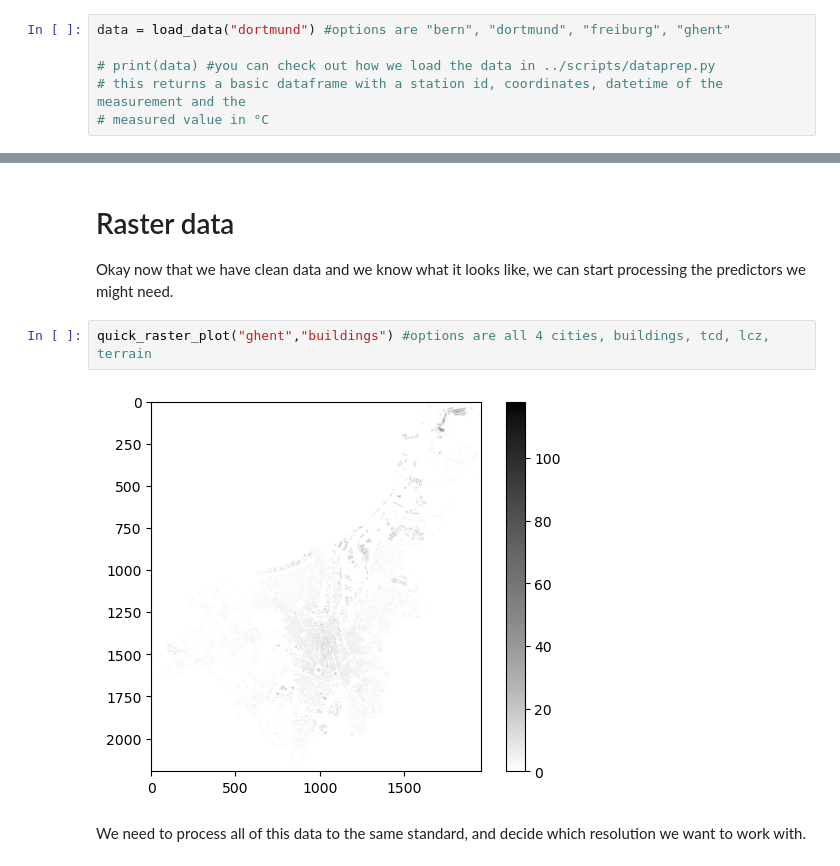
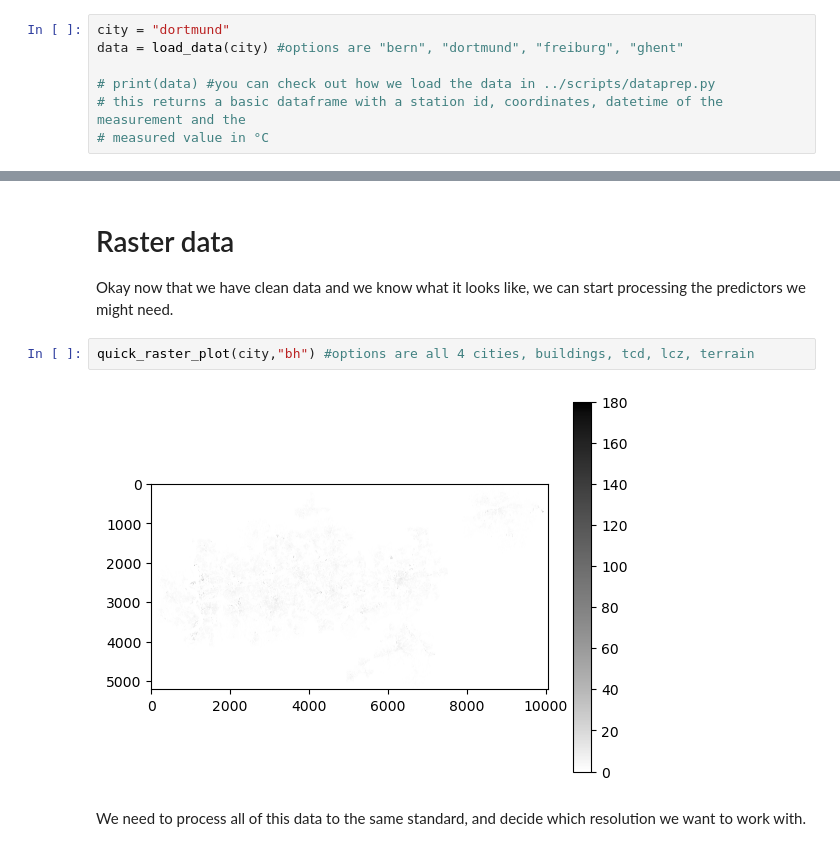
Before and after one commit to cpierceb/buccs_notebooks, a Jupyter notebook: notebooks/dataprep.ipynb, the cells around one changed output, grey strips where cells are left out. Cells and saved outputs as stored; diff of their text form.

Commit message:
finalized dataframe building

```diff
--- a/notebooks/dataprep.ipynb
+++ b/notebooks/dataprep.ipynb
@@ -19,7 +19,8 @@ from scripts.plotting import obs_map, week_plot, quick_raster_plot
 # %% [markdown]
 First, let's decide which city you want to extract your data from:
 # %%
-data = load_data("dortmund") #options are "bern", "dortmund", "freiburg", "ghent"
+city = "dortmund"
+data = load_data(city) #options are "bern", "dortmund", "freiburg", "ghent"
 
 # print(data) #you can check out how we load the data in ../scripts/dataprep.py
 # this returns a basic dataframe with a station id, coordinates, datetime of the measurement and the
@@ -195,9 +196,9 @@ availability(data)
 # Raster data
 Okay now that we have clean data and we know what it looks like, we can start processing the predictors we might need.
 # %%
-quick_raster_plot("ghent","buildings") #options are all 4 cities, buildings, tcd, lcz, terrain
+quick_raster_plot(city,"bh") #options are all 4 cities, buildings, tcd, lcz, terrain
 # %% [output]
-[figure, old version]
+[figure, new version]
 # %% [markdown]
 We need to process all of this data to the same standard, and decide which resolution we want to work with.
 # %%
```
Also changed, not shown: parts of 21 cells of this notebook, 2 other files.
